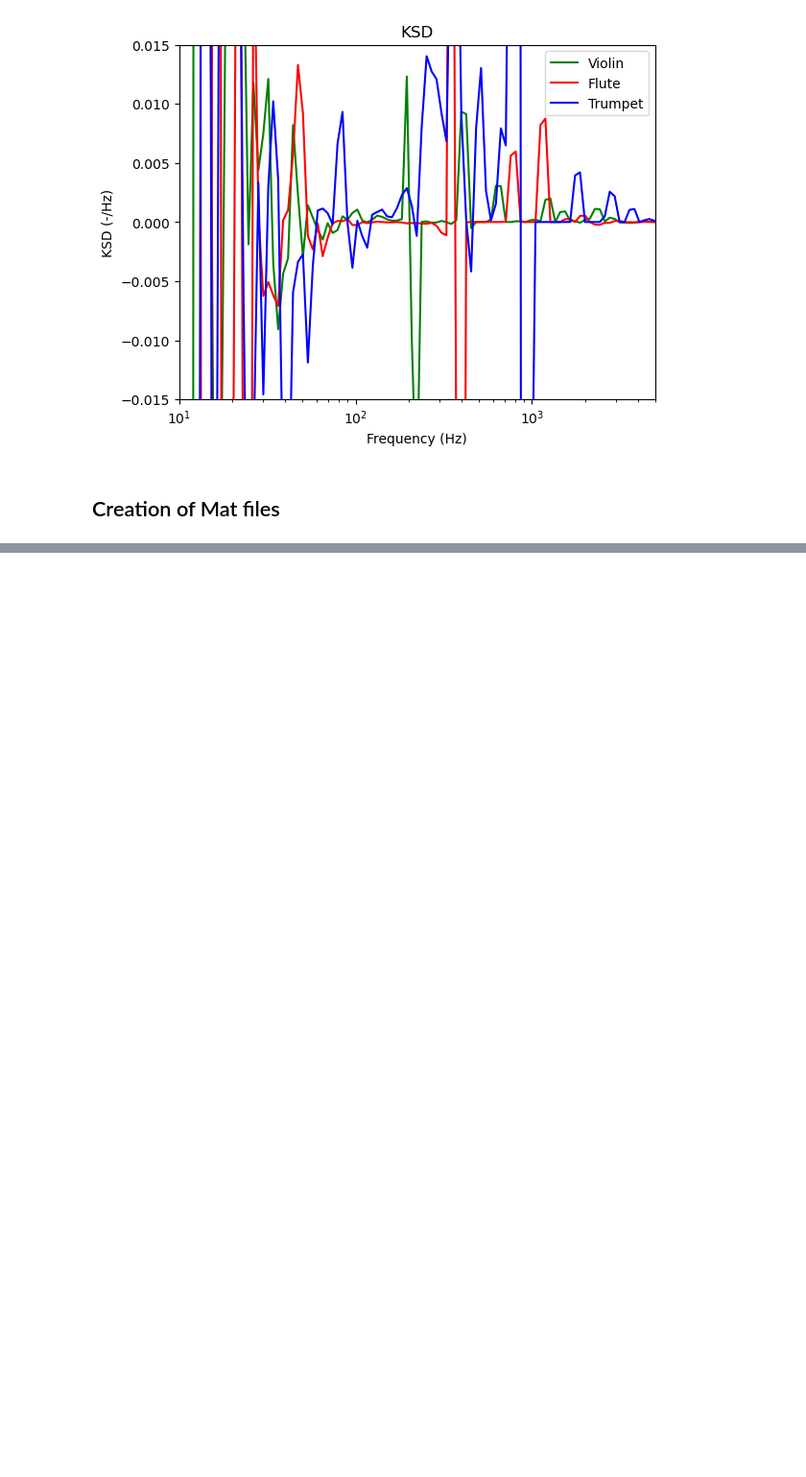
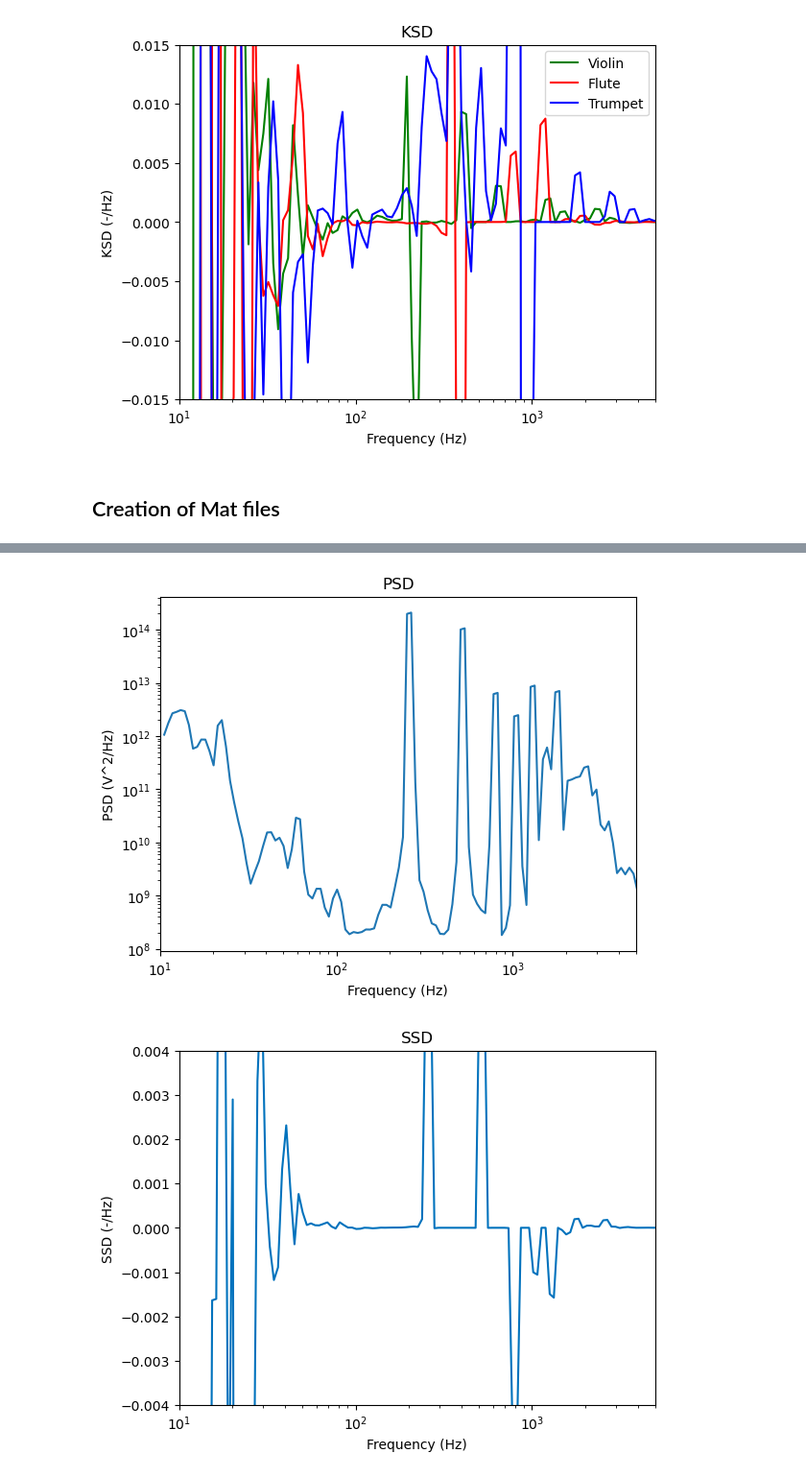
Before and after one commit to karthikkurella/Spectral-Densities-for-Dimensionality-Reduction, a Jupyter notebook: src/Audio-SSD_KSD.ipynb, the cells around one changed output, grey strips where cells are left out. Shown at 96% size. Saved outputs shown, nothing was run; the diff lists cells and outputs as text; code cells hidden in the pictures; blank space fills up the shorter version.

```diff
--- a/src/Audio-SSD_KSD.ipynb
+++ b/src/Audio-SSD_KSD.ipynb
@@ -578,0 +836,38 @@ Saved trumpet-58.mat
+# %%
+import matplotlib.pyplot as plt
+import scipy.io
+import numpy as np
+
+# Load MAT file
+data = scipy.io.loadmat("Audio-1.mat")
+GxxW = data['Gx2']
+f = data['F']
+
+
+plt.figure(3)
+plt.loglog(F, Gxx2, linewidth=1.5)
+plt.title('PSD')
+plt.xlabel('Frequency (Hz)')
+plt.ylabel('PSD (V^2/Hz)')
+plt.xlim([10, 5000])
+
+plt.figure(4)
+plt.semilogx(F, Sxx2, linewidth=1.5, color=[0, 0.4470, 0.7410])
+plt.title('SSD')
+plt.xlabel('Frequency (Hz)')
+plt.ylabel('SSD (-/Hz)')
+plt.xlim([10, 5000])
+plt.ylim([-.004, .004])
+
+plt.figure(5)
+plt.semilogx(F, Kxx2, linewidth=1.5)
+plt.title('KSD')
+plt.xlabel('Frequency (Hz)')
+plt.ylabel('KSD (-/Hz)')
+plt.xlim([10, 5000])
+plt.ylim([-.015, .015])
+
+plt.show()
+# %% [output]
+[figure, added]
+[figure, added]
```
Also changed, not shown: parts of 26 cells of this notebook.
